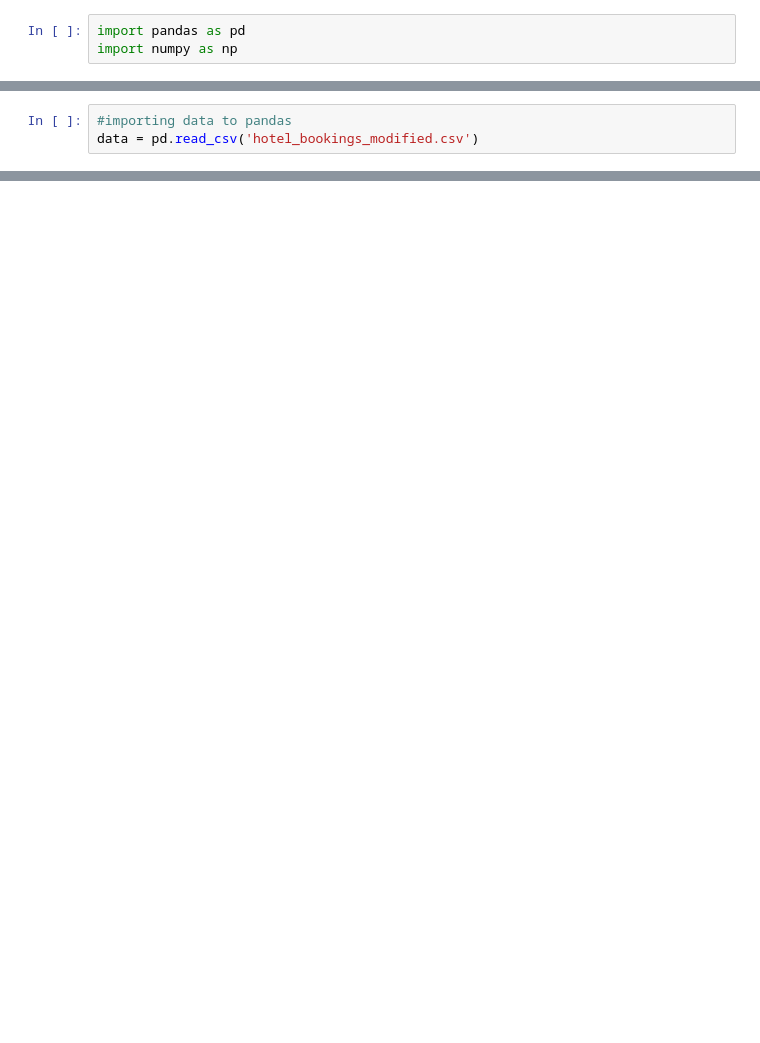
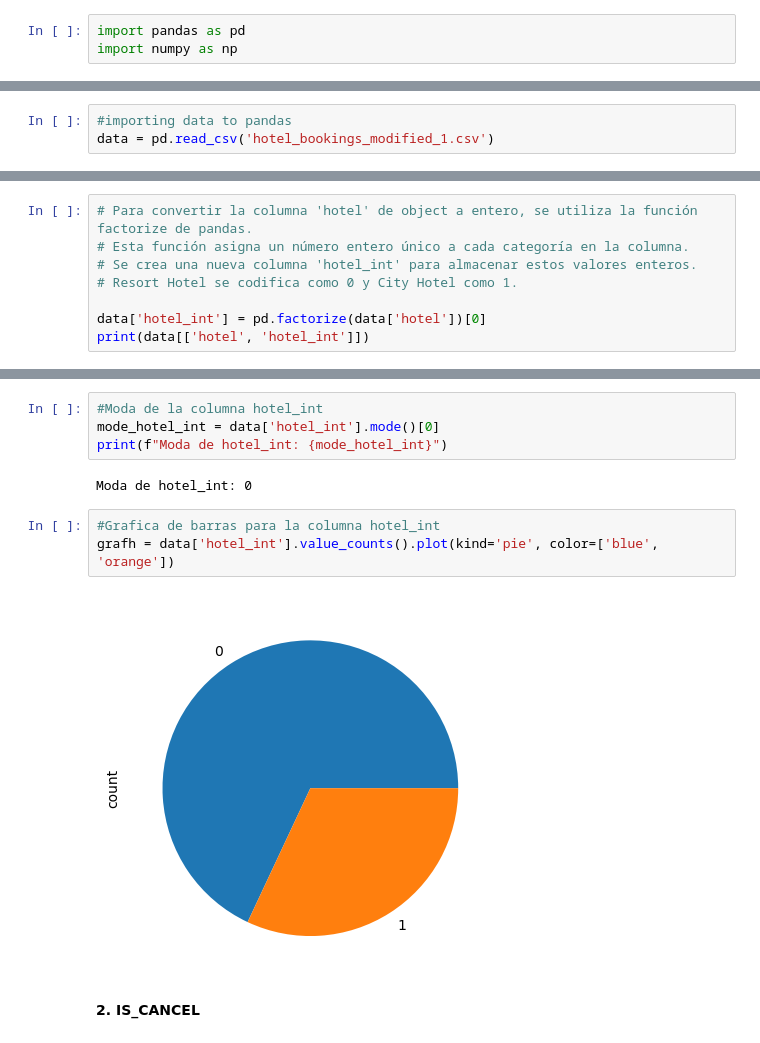
Before and after one commit to CatGelvez01/Ciencia_de_datos_aplicada_taller-1, a Jupyter notebook: taller1.ipynb, the cells around one changed output, grey strips where cells are left out. Cells and saved outputs as stored; diff of their text form; blank space fills up the shorter version.

```diff
--- a/taller1.ipynb
+++ b/taller1.ipynb
@@ -6,3 +12,3 @@ import numpy as np
 # %%
 #importing data to pandas
-data = pd.read_csv('hotel_bookings_modified.csv')
+data = pd.read_csv('hotel_bookings_modified_1.csv')
@@ -10,0 +83,8 @@ FileNotFoundError: [Errno 2] No such file or directory: 'hotel_bookings_modified
+# %%
+# Para convertir la columna 'hotel' de object a entero, se utiliza la función factorize de pandas.
+# Esta función asigna un número entero único a cada categoría en la columna.
+# Se crea una nueva columna 'hotel_int' para almacenar estos valores enteros.
+# Resort Hotel se codifica como 0 y City Hotel como 1.
+
+data['hotel_int'] = pd.factorize(data['hotel'])[0]
+print(data[['hotel', 'hotel_int']])
@@ -10,0 +162,13 @@ FileNotFoundError: [Errno 2] No such file or directory: 'hotel_bookings_modified
+# %%
+#Moda de la columna hotel_int
+mode_hotel_int = data['hotel_int'].mode()[0]
+print(f"Moda de hotel_int: {mode_hotel_int}")
+# %% [output]
+Moda de hotel_int: 0
+# %%
+#Grafica de barras para la columna hotel_int
+grafh = data['hotel_int'].value_counts().plot(kind='pie', color=['blue', 'orange'])
+# %% [output]
+[figure, added]
+# %% [markdown]
+**2. IS_CANCEL**
```
Also changed, not shown: parts of 53 cells of this notebook, 2 other files.
